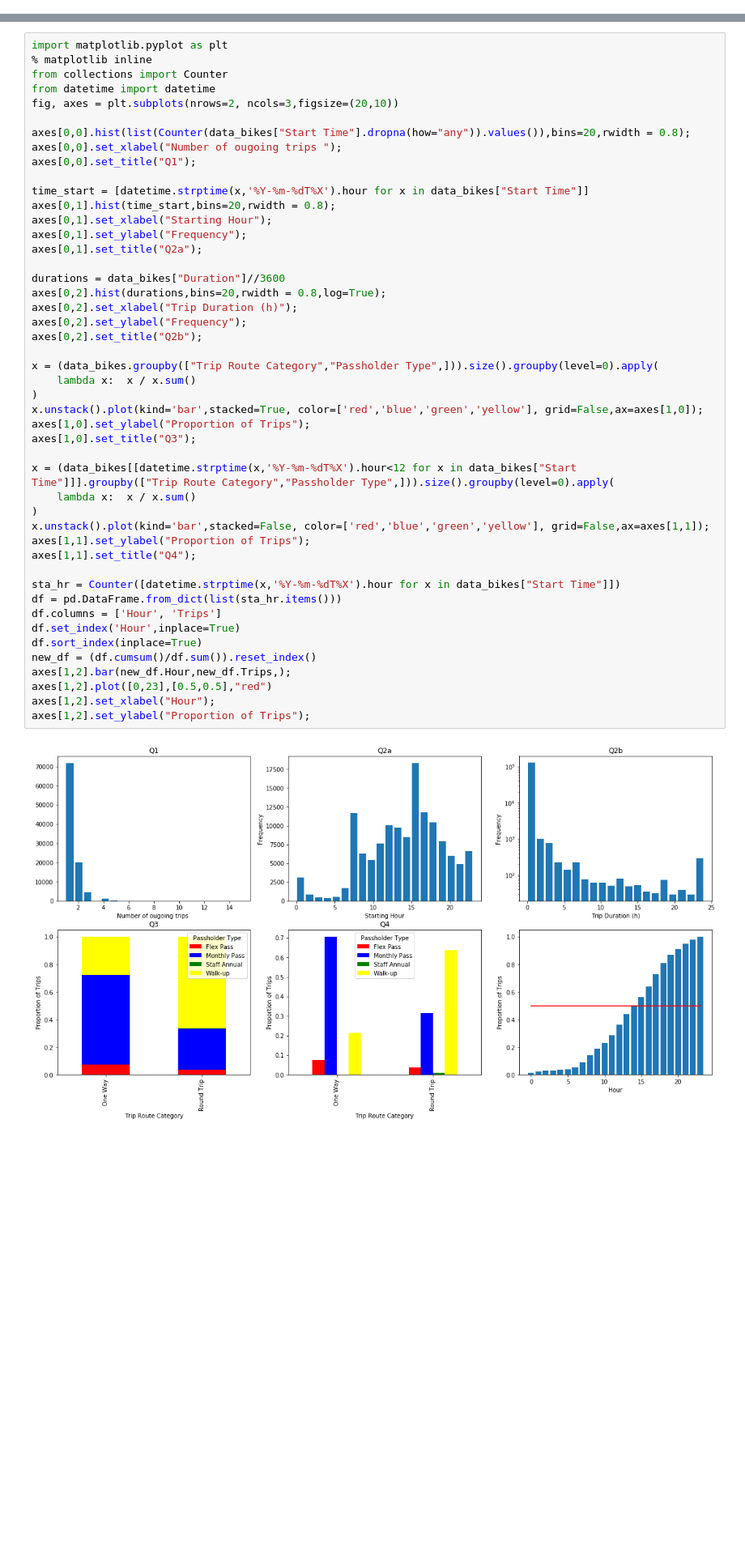
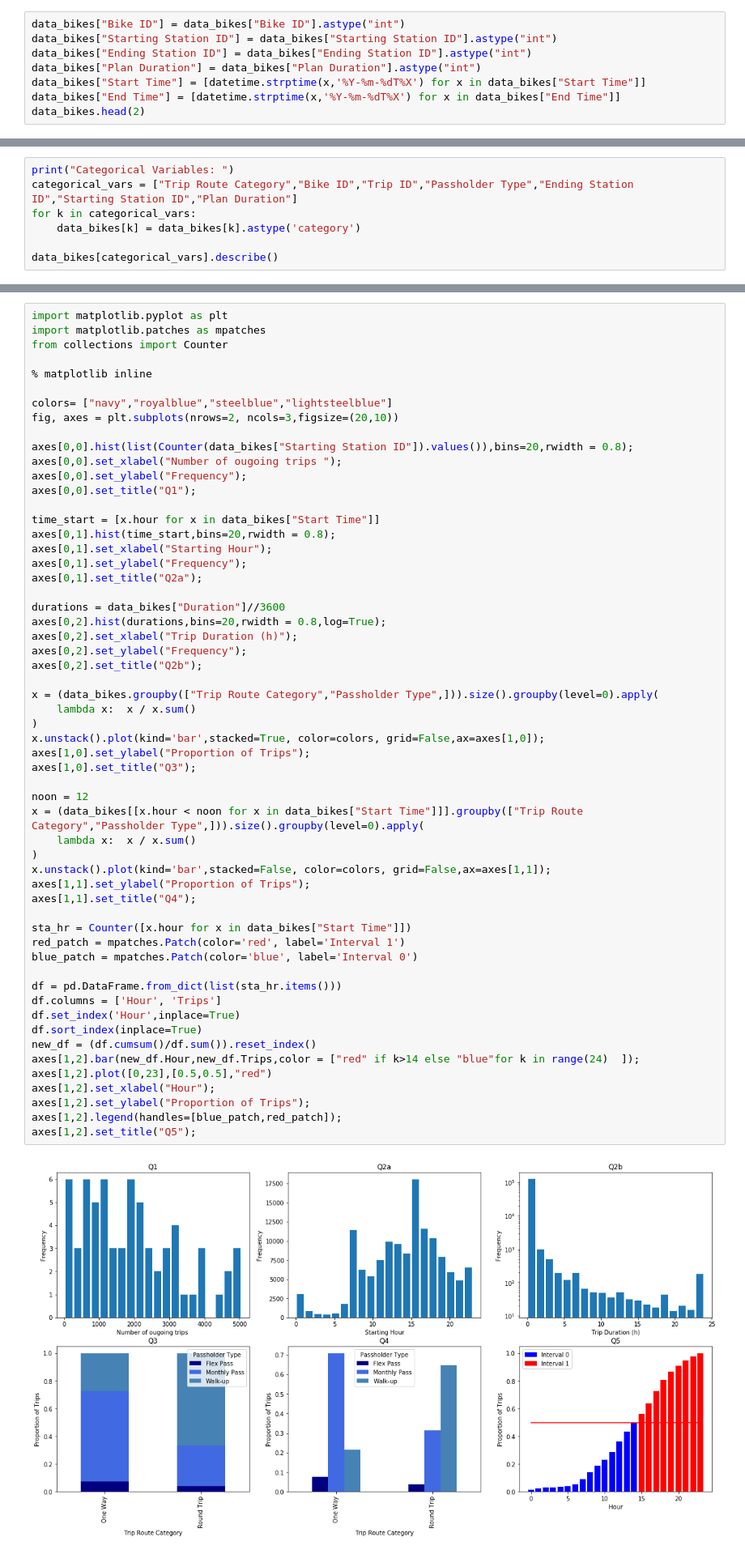
Before and after one commit to ibric/Homework1, a Jupyter notebook: Exercise 1_PART B.ipynb, the cells around one changed output, grey strips where cells are left out. Shown at 81% size. Saved outputs shown, nothing was run; the diff lists cells and outputs as text; blank space fills up the shorter version.

Commit message:
Final Changes to Part B
Answered questions, changed plots, added references

```diff
--- a/Exercise 1_PART B.ipynb
+++ b/Exercise 1_PART B.ipynb
@@ -91,0 +92,8 @@ data_bikes.head()
+# %%
+data_bikes["Bike ID"] = data_bikes["Bike ID"].astype("int")
+data_bikes["Starting Station ID"] = data_bikes["Starting Station ID"].astype("int")
+data_bikes["Ending Station ID"] = data_bikes["Ending Station ID"].astype("int")
+data_bikes["Plan Duration"] = data_bikes["Plan Duration"].astype("int")
+data_bikes["Start Time"] = [datetime.strptime(x,'%Y-%m-%dT%X') for x in data_bikes["Start Time"]]
+data_bikes["End Time"] = [datetime.strptime(x,'%Y-%m-%dT%X') for x in data_bikes["End Time"]]
+data_bikes.head(2)
@@ -101,0 +135,7 @@ Describe the type and the value range of each attribute. Indicate and transform
+# %%
+print("Categorical Variables: ")
+categorical_vars = ["Trip Route Category","Bike ID","Trip ID","Passholder Type","Ending Station ID","Starting Station ID","Plan Duration"]
+for k in categorical_vars:
+    data_bikes[k] = data_bikes[k].astype('category')
+
+data_bikes[categorical_vars].describe()
@@ -112,50 +194,60 @@ Answer the following queries using the functionality of `Pandas`.
 * Separate the hours of the day into two intervals that have (approximately) the same number of bikes leaving the stations. For each of the two intervals calculate the proportion of trips by *passholder type* and *trip route category*. Present your results in a `DataFrame` which has a unique, non-composite index. Does the proportion of trips depend on whether it is the first or second hour interval? Would the company have any significant benefit by creating a more complex paying scheme where monthly pass users would pay less in the first interval and (equally) more on the second one? Assume that the number of trips per interval will not change if the scheme changes.
 # %%
 import matplotlib.pyplot as plt
+import matplotlib.patches as mpatches
+from collections import Counter
+
 % matplotlib inline
-from collections import Counter
-from datetime import datetime
+
+colors= ["navy","royalblue","steelblue","lightsteelblue"]
 fig, axes = plt.subplots(nrows=2, ncols=3,figsize=(20,10))
 
-axes[0,0].hist(list(Counter(data_bikes["Start Time"].dropna(how="any")).values()),bins=20,rwidth = 0.8);
+axes[0,0].hist(list(Counter(data_bikes["Starting Station ID"]).values()),bins=20,rwidth = 0.8);
 axes[0,0].set_xlabel("Number of ougoing trips ");
+axes[0,0].set_ylabel("Frequency");
 axes[0,0].set_title("Q1");
 
-time_start = [datetime.strptime(x,'%Y-%m-%dT%X').hour for x in data_bikes["Start Time"]]
+time_start = [x.hour for x in data_bikes["Start Time"]]
 axes[0,1].hist(time_start,bins=20,rwidth = 0.8);
 axes[0,1].set_xlabel("Starting Hour");
 axes[0,1].set_ylabel("Frequency");
 axes[0,1].set_title("Q2a");
 
 durations = data_bikes["Duration"]//3600
 axes[0,2].hist(durations,bins=20,rwidth = 0.8,log=True);
 axes[0,2].set_xlabel("Trip Duration (h)");
 axes[0,2].set_ylabel("Frequency");
 axes[0,2].set_title("Q2b");
 
 x = (data_bikes.groupby(["Trip Route Category","Passholder Type",])).size().groupby(level=0).apply(
     lambda x:  x / x.sum()
 )
-x.unstack().plot(kind='bar',stacked=True, color=['red','blue','green','yellow'], grid=False,ax=axes[1,0]);
+x.unstack().plot(kind='bar',stacked=True, color=colors, grid=False,ax=axes[1,0]);
 axes[1,0].set_ylabel("Proportion of Trips");
 axes[1,0].set_title("Q3");
 
-x = (data_bikes[[datetime.strptime(x,'%Y-%m-%dT%X').hour<12 for x in data_bikes["Start Time"]]].groupby(["Trip Route Category","Passholder Type",])).size().groupby(level=0).apply(
+noon = 12
+x = (data_bikes[[x.hour < noon for x in data_bikes["Start Time"]]].groupby(["Trip Route Category","Passholder Type",])).size().groupby(level=0).apply(
     lambda x:  x / x.sum()
 )
-x.unstack().plot(kind='bar',stacked=False, color=['red','blue','green','yellow'], grid=False,ax=axes[1,1]);
+x.unstack().plot(kind='bar',stacked=False, color=colors, grid=False,ax=axes[1,1]);
 axes[1,1].set_ylabel("Proportion of Trips");
 axes[1,1].set_title("Q4");
 
-sta_hr = Counter([datetime.strptime(x,'%Y-%m-%dT%X').hour for x in data_bikes["Start Time"]])
+sta_hr = Counter([x.hour for x in data_bikes["Start Time"]])
+red_patch = mpatches.Patch(color='red', label='Interval 1')
+blue_patch = mpatches.Patch(color='blue', label='Interval 0')
+
 df = pd.DataFrame.from_dict(list(sta_hr.items()))
 df.columns = ['Hour', 'Trips']
 df.set_index('Hour',inplace=True)
 df.sort_index(inplace=True)
 new_df = (df.cumsum()/df.sum()).reset_index()
-axes[1,2].bar(new_df.Hour,new_df.Trips,);
+axes[1,2].bar(new_df.Hour,new_df.Trips,color = ["red" if k>14 else "blue"for k in range(24)  ]);
 axes[1,2].plot([0,23],[0.5,0.5],"red")
 axes[1,2].set_xlabel("Hour");
 axes[1,2].set_ylabel("Proportion of Trips");
+axes[1,2].legend(handles=[blue_patch,red_patch]);
+axes[1,2].set_title("Q5");
 # %% [output]
-[figure, old version]
+[figure, new version]
```
Also changed, not shown: parts of 19 cells of this notebook.
